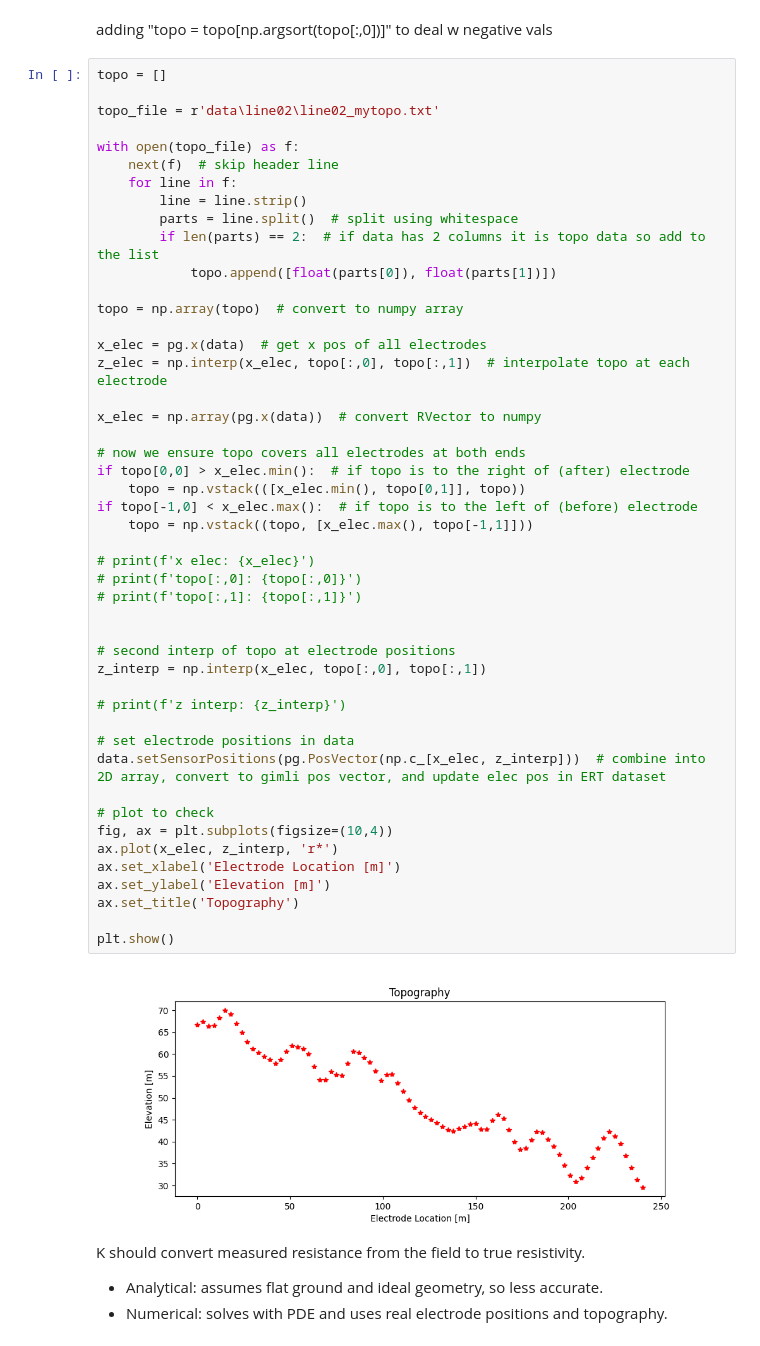
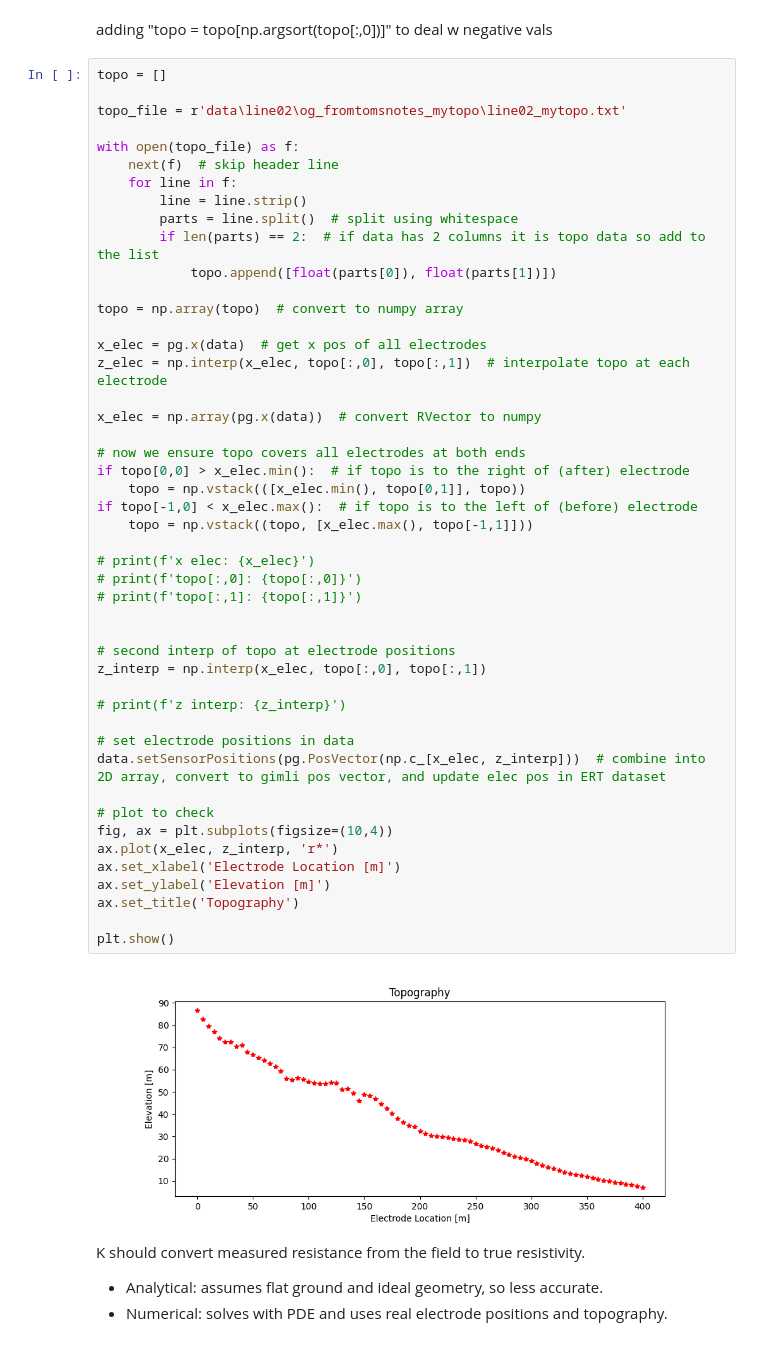
Before and after one commit to sydpas/erth370-w2026-sydpas, a Jupyter notebook: pygimex/my_line02_MESHMOMENT_grad_A.ipynb, the cells around one changed output. Saved outputs shown, nothing was run; the diff lists cells and outputs as text.

```diff
--- a/pygimex/my_line02_MESHMOMENT_grad_A.ipynb
+++ b/pygimex/my_line02_MESHMOMENT_grad_A.ipynb
@@ -37,7 +37,7 @@ adding "topo = topo[np.argsort(topo[:,0])]"  to deal w negative vals
 # %%
 topo = []
 
-topo_file = r'data\line02\line02_mytopo.txt'
+topo_file = r'data\line02\og_fromtomsnotes_mytopo\line02_mytopo.txt'
 
 with open(topo_file) as f:
     next(f)  # skip header line
@@ -55,34 +55,34 @@ z_elec = np.interp(x_elec, topo[:,0], topo[:,1])  # interpolate topo at each ele
 x_elec = np.array(pg.x(data))  # convert RVector to numpy
 
 # now we ensure topo covers all electrodes at both ends
 if topo[0,0] > x_elec.min():  # if topo is to the right of (after) electrode
     topo = np.vstack(([x_elec.min(), topo[0,1]], topo))
 if topo[-1,0] < x_elec.max():  # if topo is to the left of (before) electrode
     topo = np.vstack((topo, [x_elec.max(), topo[-1,1]]))
 
 # print(f'x elec: {x_elec}')
 # print(f'topo[:,0]: {topo[:,0]}')
 # print(f'topo[:,1]: {topo[:,1]}')
 
 
 # second interp of topo at electrode positions
 z_interp = np.interp(x_elec, topo[:,0], topo[:,1])
 
 # print(f'z interp: {z_interp}')
 
 # set electrode positions in data
 data.setSensorPositions(pg.PosVector(np.c_[x_elec, z_interp]))  # combine into 2D array, convert to gimli pos vector, and update elec pos in ERT dataset
 
 # plot to check
 fig, ax = plt.subplots(figsize=(10,4))
 ax.plot(x_elec, z_interp, 'r*')
 ax.set_xlabel('Electrode Location [m]')
 ax.set_ylabel('Elevation [m]')
 ax.set_title('Topography')
 
 plt.show()
 # %% [output]
-[figure, old version]
+[figure, new version]
 # %% [markdown]
 K should convert measured resistance from the field to true resistivity.
 - Analytical: assumes flat ground and ideal geometry, so less accurate.
```
Also changed, not shown: parts of 11 cells of this notebook, 22 other files.
